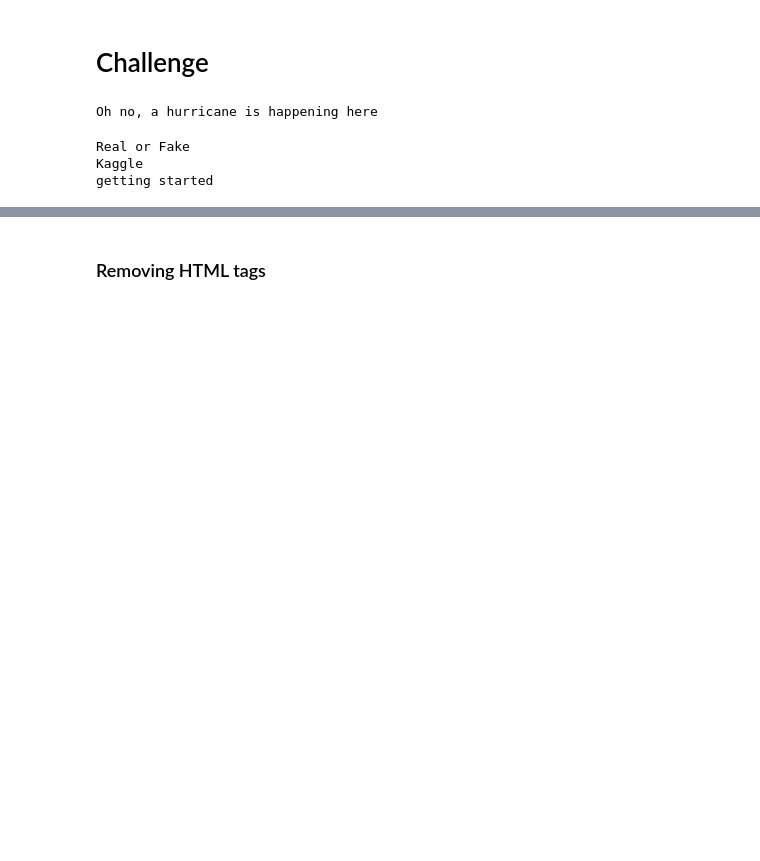
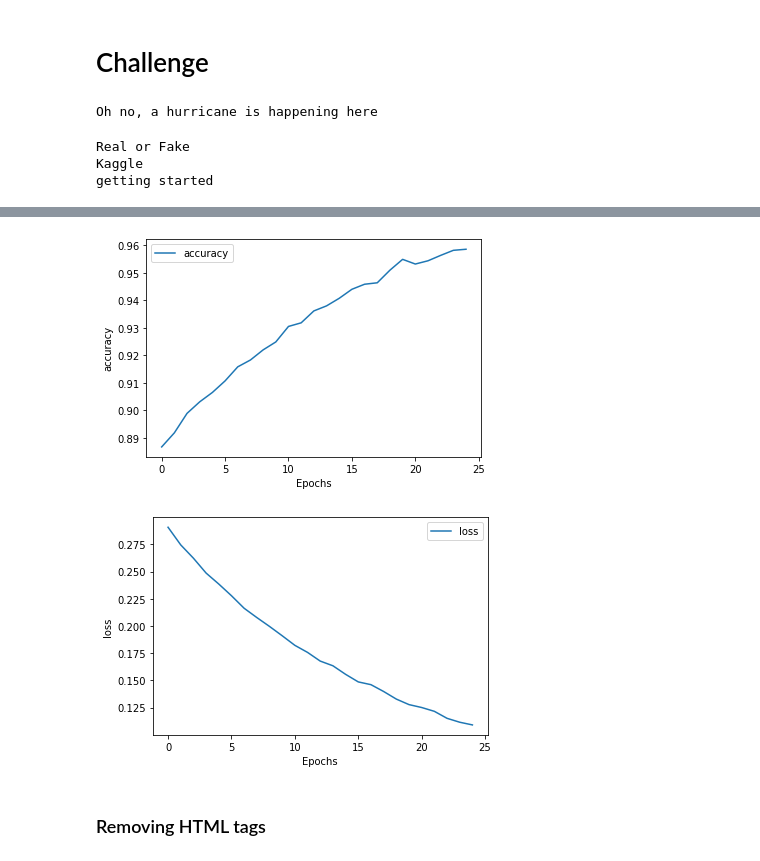
Before and after one commit to SABRIS13/Deep_Learning, a Jupyter notebook: DL_04__NLP_with_Disaster_Tweets_challenge.ipynb, the cells around one changed output, grey strips where cells are left out. Cells and saved outputs as stored; diff of their text form; code cells hidden in the pictures; blank space fills up the shorter version.

Commit message:
Terminar de crear modelo a training

```diff
--- a/DL_04__NLP_with_Disaster_Tweets_challenge.ipynb
+++ b/DL_04__NLP_with_Disaster_Tweets_challenge.ipynb
@@ -740,3 +857,7 @@ test_df['text'] = test_df['text'].apply(lambda x : clean_text(x))
 # %%
 #####Modeling and Training
 # Convert the sets to array to get it to work with TensorFlow
+training_padded = np.array(training_padded)
+training_target = np.array(training_target)
+testing_padded = np.array(testing_padded)
+testing_target = np.array(testing_target)
@@ -743,7 +874,15 @@ test_df['text'] = test_df['text'].apply(lambda x : clean_text(x))
 # %%
 ####Modeling    # Reference https://www.kaggle.com/galvaowesley/nlp-tensorflow-predicting-sarcastic-sentences
 # Create a model
+
+model = tf.keras.Sequential([
+    tf.keras.layers.Embedding(vocab_size, embedding_dim, input_length=max_length),
+    tf.keras.layers.GlobalAveragePooling1D(),
+    tf.keras.layers.Dense(16, activation='relu'),
+    tf.keras.layers.Dense(1, activation='sigmoid')
+])
 # %%
 # Modelo compile for binary classification
+model.compile(loss='binary_crossentropy',optimizer='adam',metrics=['accuracy'])
 # %%
 # Model summary
@@ -754,0 +909,4 @@ test_df['text'] = test_df['text'].apply(lambda x : clean_text(x))
+# %%
+# Train the model
+num_epochs = 25
+history = model.fit(training_padded, training_target, epochs=num_epochs, validation_data=(testing_padded, testing_target), verbose=1)
@@ -755,3 +931,19 @@ test_df['text'] = test_df['text'].apply(lambda x : clean_text(x))
+# %%
+#### Evaluation
+#plot loss and accuracy
+def plot_graphs(history, string):
+  plt.plot(history.history[string])
+  #plt.plot(history.history['val_'+string])
+  plt.xlabel("Epochs")
+  plt.ylabel(string)
+  plt.legend([string, 'val_'+string])
+  plt.show()
+
+plot_graphs(history, "accuracy")
+plot_graphs(history, "loss")
+# %% [output]
+[figure, added]
+[figure, added]
 # %%
 ###Confusion matrix
 # predict clases because is classification problem with the split test
```
Also changed, not shown: parts of 25 cells of this notebook.
